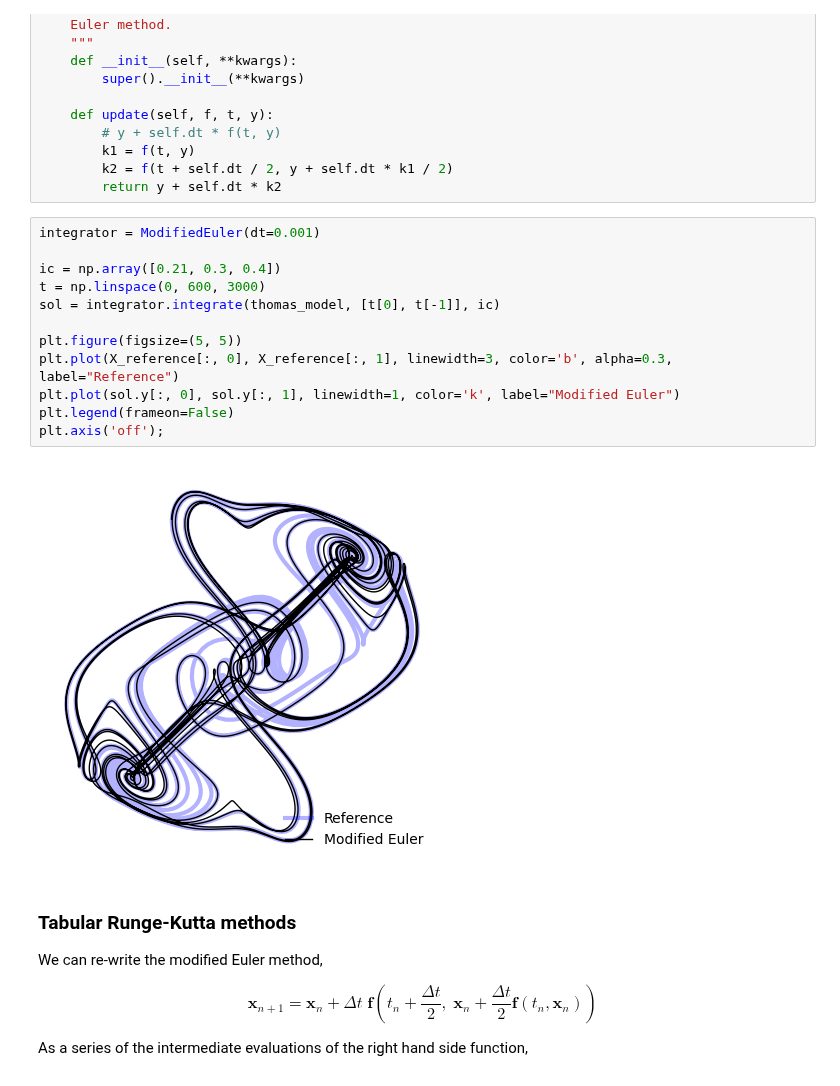
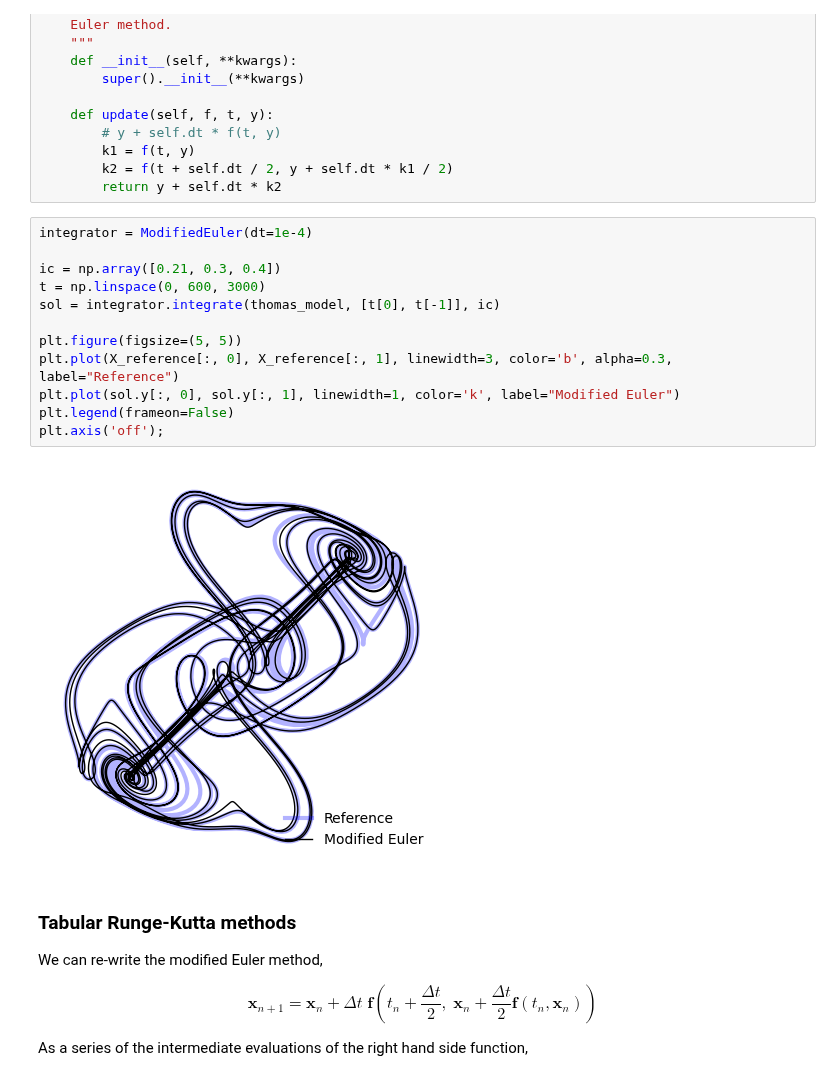
Before and after one commit to williamgilpin/cphy, a Jupyter notebook: talks/lorenz_odeint.ipynb, the cells around one changed output. Cells and saved outputs as stored; diff of their text form.

```diff
--- a/talks/lorenz_odeint.ipynb
+++ b/talks/lorenz_odeint.ipynb
@@ -263,19 +263,19 @@ class ModifiedEuler(BaseFixedStepIntegrator):
         k2 = f(t + self.dt / 2, y + self.dt * k1 / 2)
         return y + self.dt * k2
 # %%
-integrator = ModifiedEuler(dt=0.001)
+integrator = ModifiedEuler(dt=1e-4)
 
 ic = np.array([0.21, 0.3, 0.4])
 t = np.linspace(0, 600, 3000)
 sol = integrator.integrate(thomas_model, [t[0], t[-1]], ic)
 
 plt.figure(figsize=(5, 5))
 plt.plot(X_reference[:, 0], X_reference[:, 1], linewidth=3, color='b', alpha=0.3, label="Reference")
 plt.plot(sol.y[:, 0], sol.y[:, 1], linewidth=1, color='k', label="Modified Euler")
 plt.legend(frameon=False)
 plt.axis('off');
 # %% [output]
-[figure, old version]
+[figure, new version]
 # %% [markdown]
 ### Tabular Runge-Kutta methods
 
```
Also changed, not shown: parts of 6 cells of this notebook, 2 other files.
